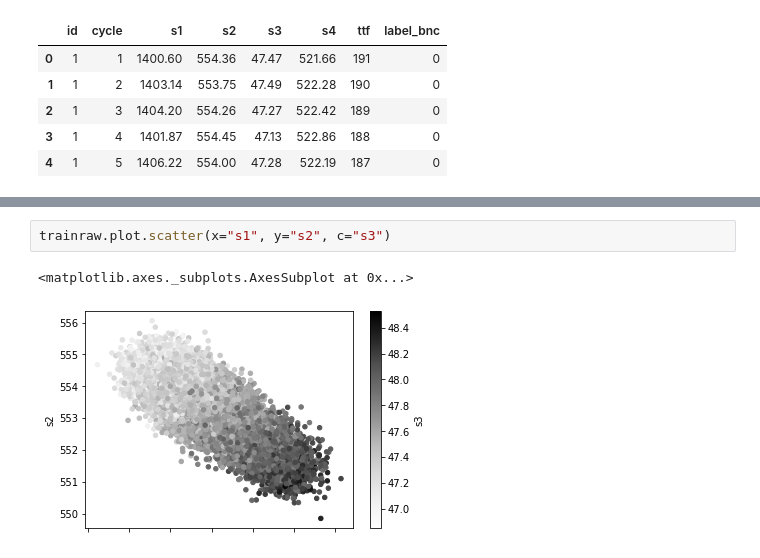
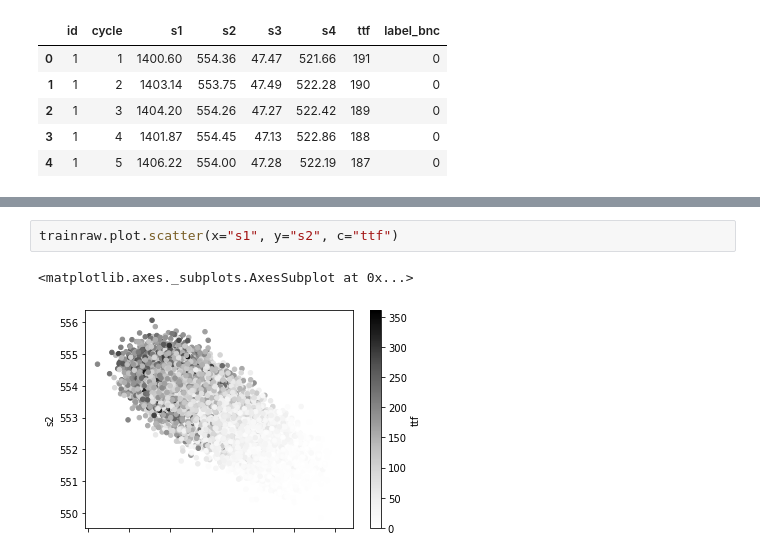
Before and after one commit to lxgrf/msc_statlearn, a Jupyter notebook: py_assignment_rough.ipynb, the cells around one changed output, grey strips where cells are left out. Cells and saved outputs as stored; diff of their text form.

```diff
--- a/py_assignment_rough.ipynb
+++ b/py_assignment_rough.ipynb
@@ -37,5 +52,5 @@ for column in trainraw: trainraw.hist(column=column,
 # %%
-trainraw.plot.scatter(x="s1", y="s2", c="s3")
+trainraw.plot.scatter(x="s1", y="s2", c="ttf")
 # %% [output]
 <matplotlib.axes._subplots.AxesSubplot at 0x...>
-[figure, old version]
+[figure, new version]
```
Also changed, not shown: parts of 6 cells of this notebook.
